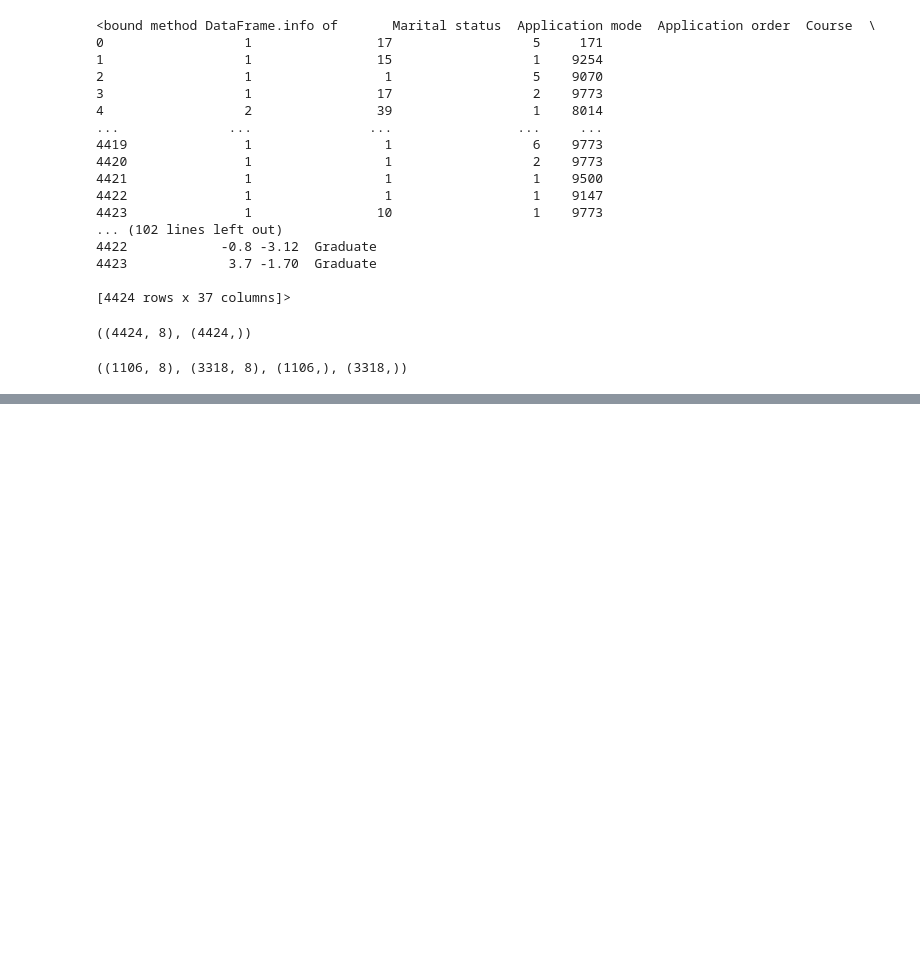
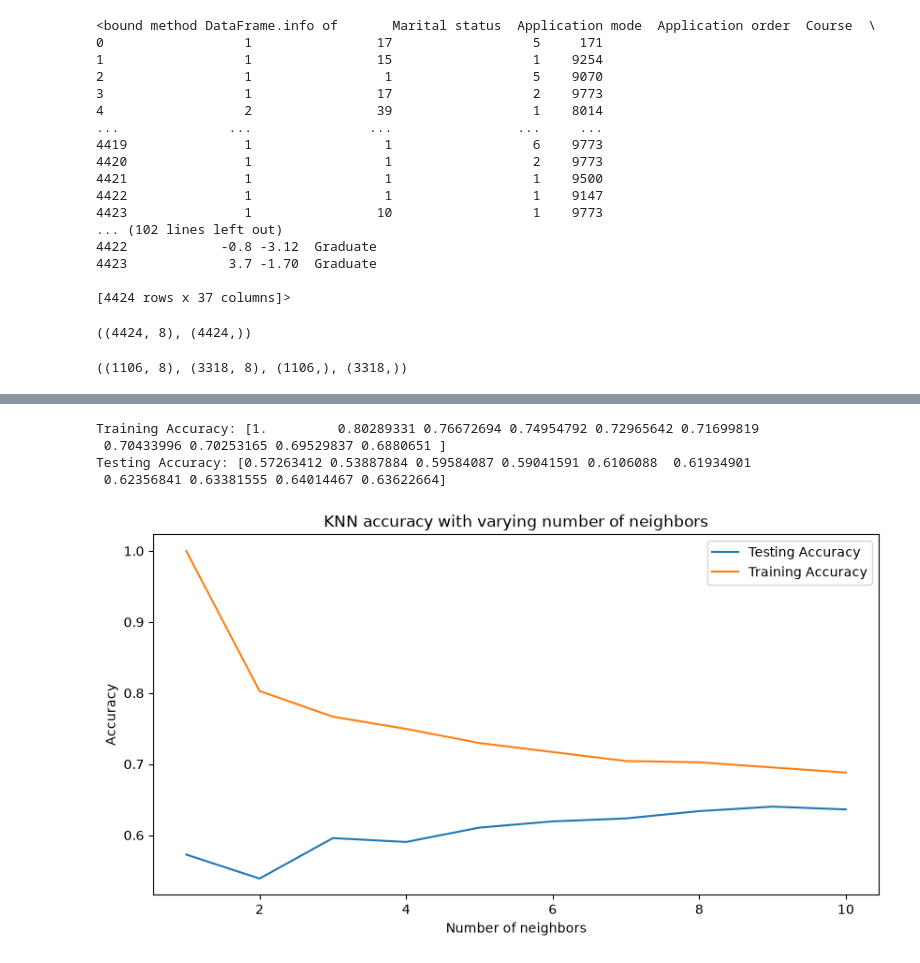
Before and after one commit to 2026845/Machine-Learning, a Jupyter notebook: Untitled.ipynb, the cells around one changed output, grey strips where cells are left out. Saved outputs shown, nothing was run; the diff lists cells and outputs as text; code cells hidden in the pictures; blank space fills up the shorter version.

```diff
--- a/Untitled.ipynb
+++ b/Untitled.ipynb
@@ -202,0 +291,38 @@ X_train.shape, X_test.shape, y_train.shape, y_test.shape
+# %%
+import numpy as np
+
+neighbors = np.arange(1, 11)
+
+train_accuracy = np.zeros(len(neighbors))
+test_accuracy = np.zeros(len(neighbors))
+
+for i, k in enumerate(neighbors):
+    kNN = KNeighborsClassifier(n_neighbors = k)
+
+    kNN.fit(X_train_scaled, y_train)
+
+    train_accuracy[i] = kNN.score(X_train_scaled, y_train)
+    test_accuracy[i] = kNN.score(X_test_scaled, y_test)
+
+print("Training Accuracy:", train_accuracy)
+print("Testing Accuracy:", test_accuracy)
+# %% [output]
+Training Accuracy: [1.         0.80289331 0.76672694 0.74954792 0.72965642 0.71699819
+ 0.70433996 0.70253165 0.69529837 0.6880651 ]
+Testing Accuracy: [0.57263412 0.53887884 0.59584087 0.59041591 0.6106088  0.61934901
+ 0.62356841 0.63381555 0.64014467 0.63622664]
+# %%
+import matplotlib.pyplot as plt
+
+plt.figure(figsize = (10, 5))
+
+plt.title('KNN accuracy with varying number of neighbors')
+plt.plot(neighbors, test_accuracy, label = 'Testing Accuracy')
+plt.plot(neighbors, train_accuracy, label = 'Training Accuracy')
+
+plt.legend()
+plt.xlabel('Number of neighbors')
+plt.ylabel('Accuracy')
+plt.show()
+# %% [output]
+[figure, added]
```
Also changed, not shown: parts of 20 cells of this notebook.
